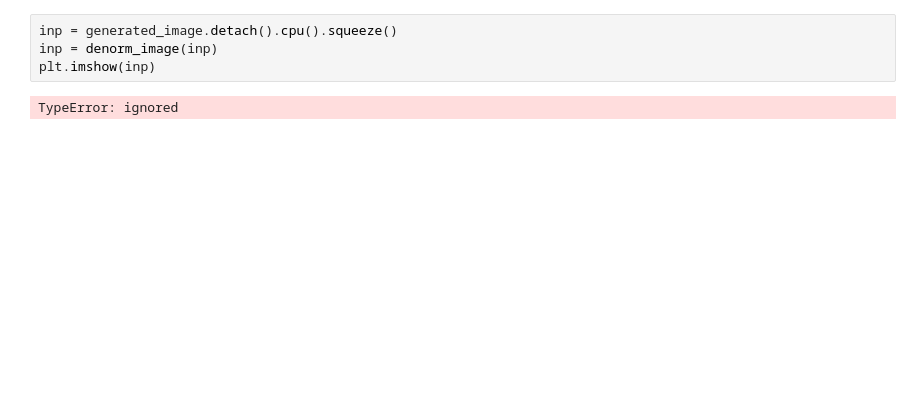
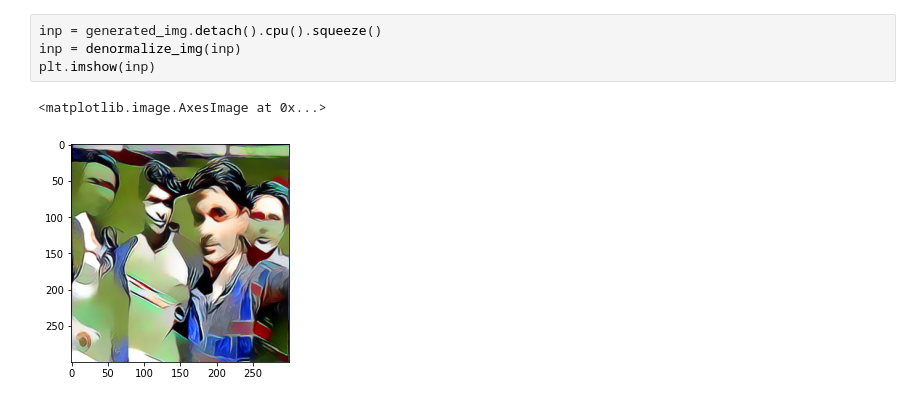
Before and after one commit to ravi0531rp/CoolAvatars, a Jupyter notebook: CoolAvatars.ipynb, the cells around one changed output. Saved outputs shown, nothing was run; the diff lists cells and outputs as text; blank space fills up the shorter version.

```diff
--- a/CoolAvatars.ipynb
+++ b/CoolAvatars.ipynb
@@ -99,6 +109,7 @@ Epoch is 1300 , Content Loss is 1.7919951677322388 , Style Loss is 46.9916229248
 # %%
-inp = generated_image.detach().cpu().squeeze()
-inp = denorm_image(inp)
+inp = generated_img.detach().cpu().squeeze()
+inp = denormalize_img(inp)
 plt.imshow(inp)
 # %% [output]
-TypeError: ignored
+<matplotlib.image.AxesImage at 0x...>
+[figure, added]
```
Also changed, not shown: parts of 2 cells of this notebook, 1 other file.
